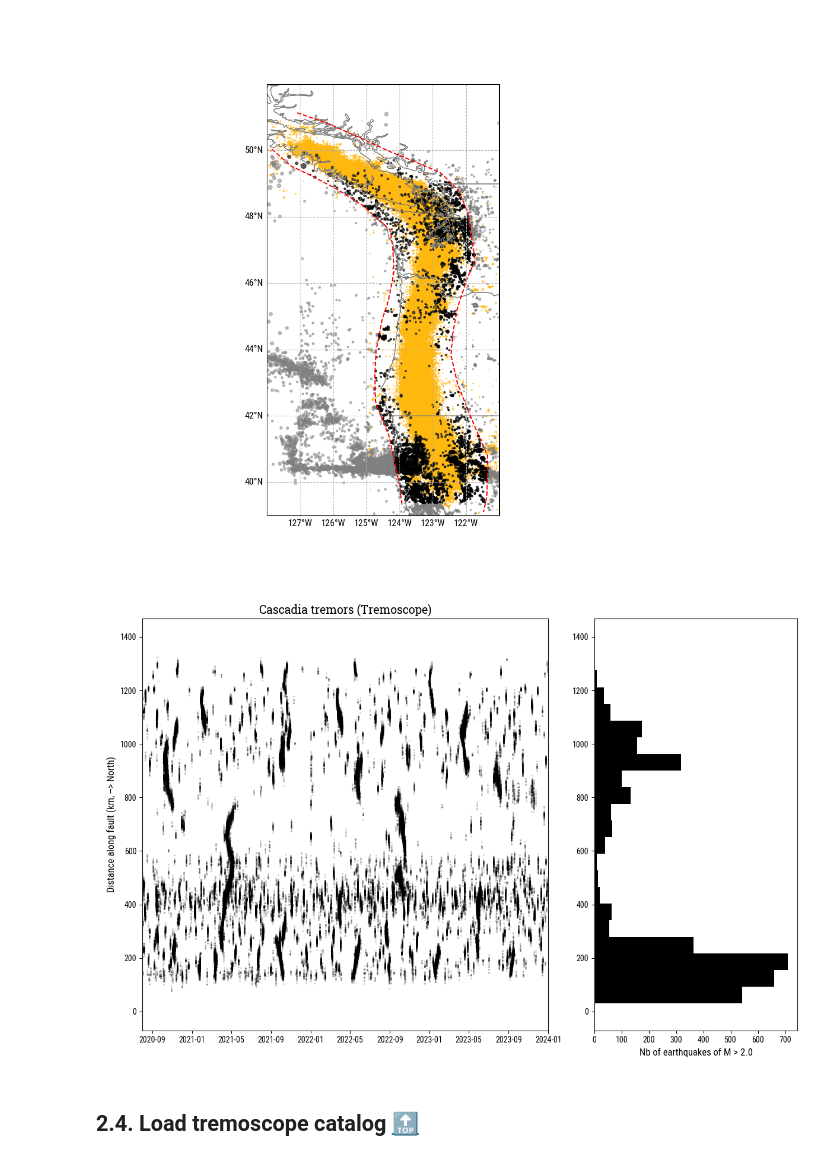
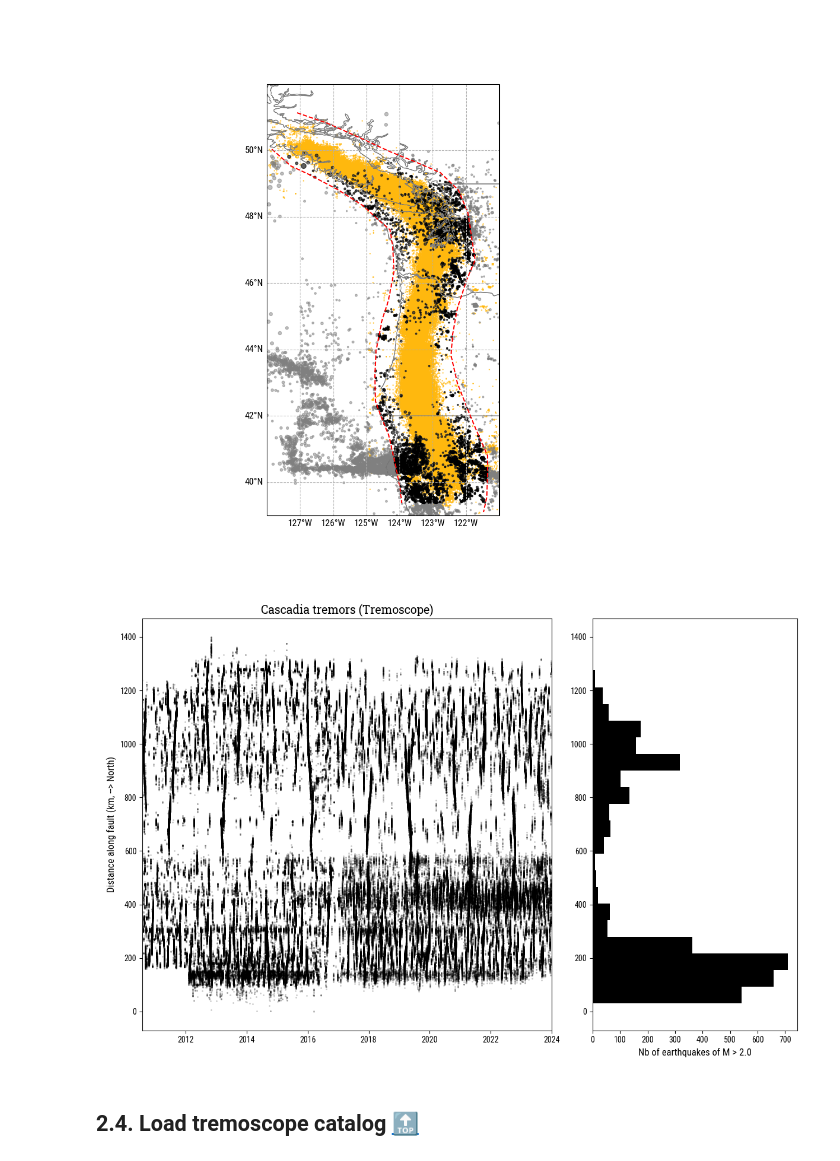
Before and after one commit to gfarge/tremor_v_eq, a Jupyter notebook: cascadia_overview.ipynb, the cells around one changed output. Drawn from its saved outputs; the diff is of its cells as text; code cells hidden in the pictures.

```diff
--- a/cascadia_overview.ipynb
+++ b/cascadia_overview.ipynb
@@ -287,25 +287,25 @@ plt.show()
 # %%
 # Plot
 fig = plt.figure(figsize=(12, 8))
 gs = fig.add_gridspec(1, 2, width_ratios=[2, 1])
 
 ax = fig.add_subplot(gs[0, 0])
 ax.set_title('Cascadia tremors (Tremoscope)', fontname='Roboto Slab', fontsize=14)
 ax.set_ylabel('Distance along fault (km, --> North)')
 
 ax.plot(tremor.date, tremor.xf, 'o', mec=[0,0,0,0], mfc=to_rgba('k', .2), ms=2)
 
-ax.set_xlim(np.datetime64('2020-08-01'), np.datetime64('2024-01-01'))
+ax.set_xlim(np.datetime64('2010-08-01'), np.datetime64('2024-01-01'))
 
 ax = fig.add_subplot(gs[0, 1], sharey=ax)
 min_m = 2
 ax.set_xlabel('Nb of earthquakes of M > {:.1f}'.format(min_m))
 ax.hist(eq_near.xf[eq_near.mag > min_m], bins=20, orientation='horizontal', color=to_rgba('k'))
 
 plt.tight_layout()
 plt.show()
 # %% [output]
-[figure, old version]
+[figure, new version]
 # %% [markdown]
 ## 2.4. <a id='toc2_4_'></a>Load tremoscope catalog [&#128285;](#toc0_)
 # %%
```
Also changed, not shown: parts of 7 cells of this notebook.
